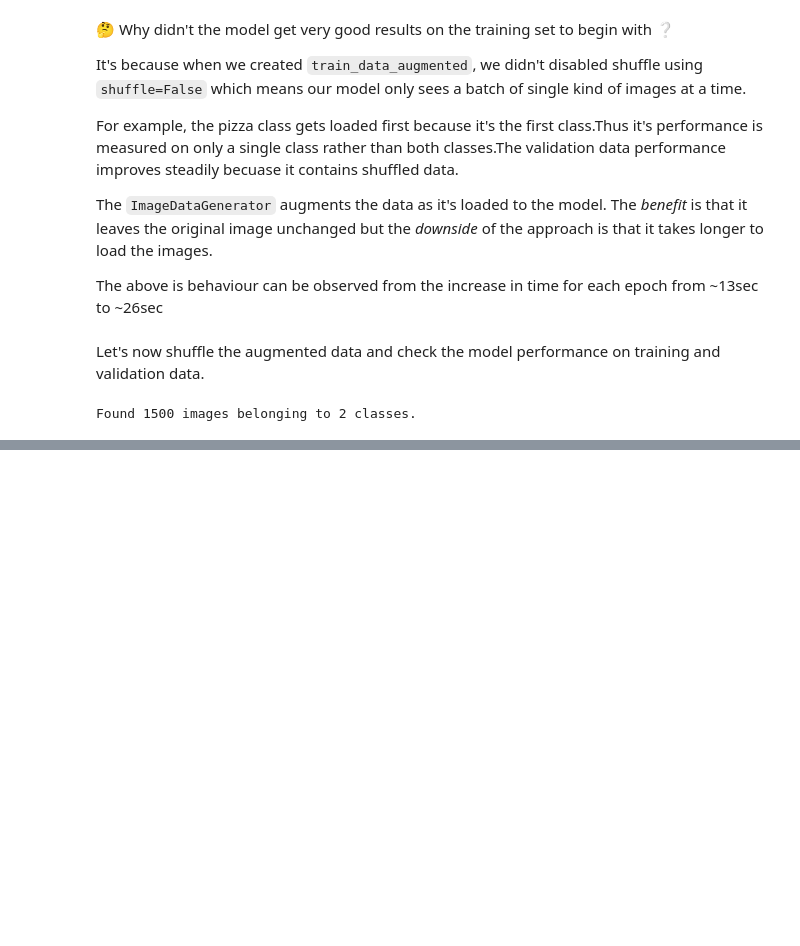
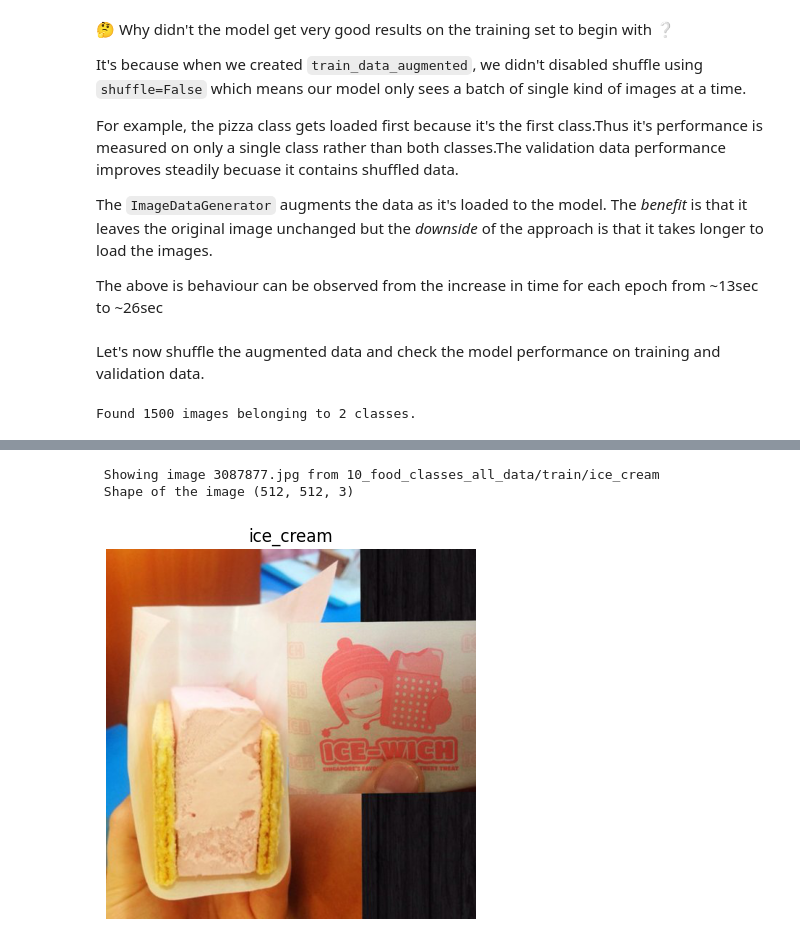
Before and after one commit to bikash119/learn_tensorflow, a Jupyter notebook: learn_tf_004.ipynb, the cells around one changed output, grey strips where cells are left out. Cells and saved outputs as stored; diff of their text form; code cells hidden in the pictures; blank space fills up the shorter version.

```diff
--- a/learn_tf_004.ipynb
+++ b/learn_tf_004.ipynb
@@ -815,0 +940,6 @@ plot_loss_curve(history_7.history)
+# %%
+train_dir = "10_food_classes_all_data/train/"
+test_dir = "10_food_classes_all_data/test/"
+
+classnames_10 = get_classnames(train_dir=train_dir)
+classnames_10
@@ -815,0 +957,7 @@ plot_loss_curve(history_7.history)
+# %%
+import random
+icecream = view_random_image(target_dir=train_dir,target_class="ice_cream")
+# %% [output]
+ Showing image 3087877.jpg from 10_food_classes_all_data/train/ice_cream
+ Shape of the image (512, 512, 3)
+[figure, added]
```
Also changed, not shown: parts of 61 cells of this notebook.
